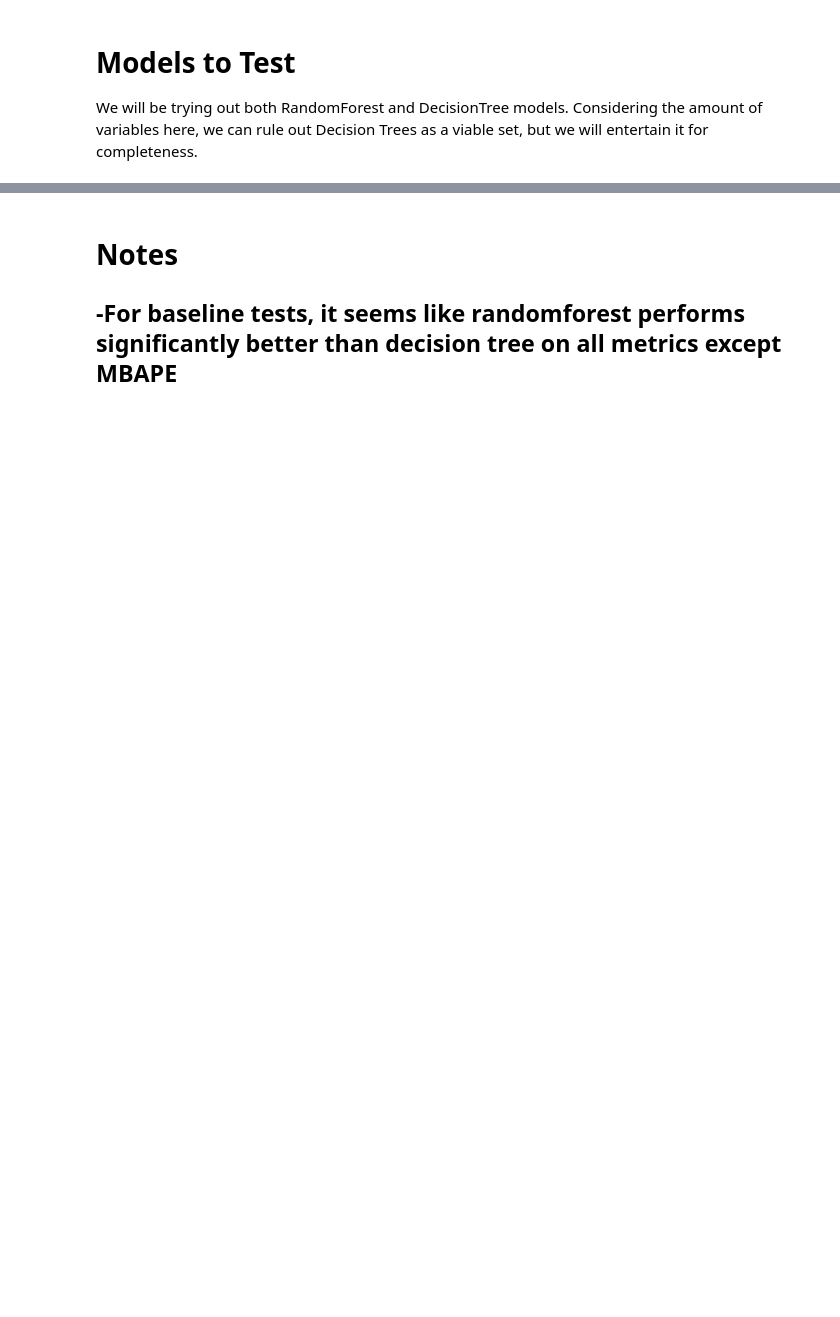
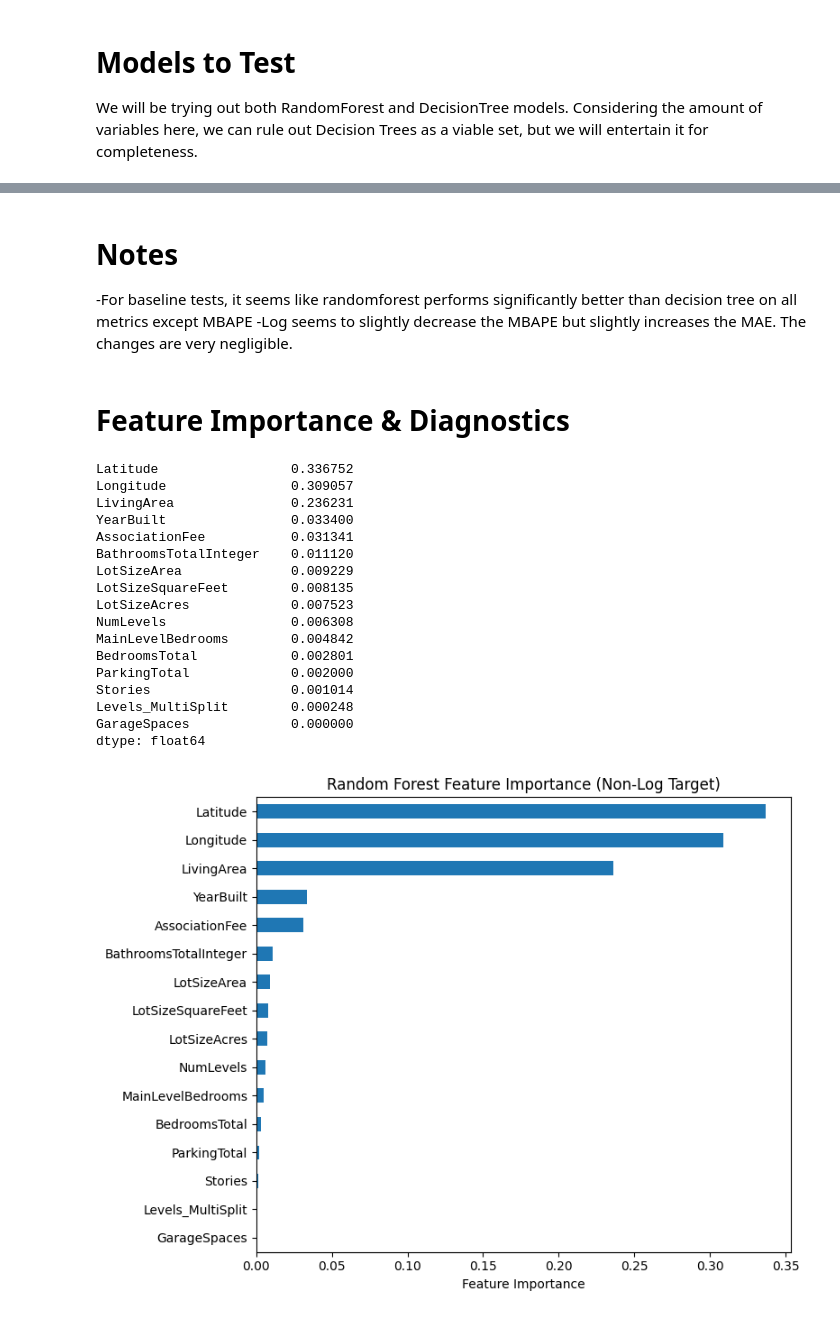
Before and after one commit to dotSol0/idx_exchange_smadhus_summer, a Jupyter notebook: 04_testing_models.ipynb, the cells around one changed output, grey strips where cells are left out. Drawn from its saved outputs; the diff is of its cells as text; code cells hidden in the pictures; blank space fills up the shorter version.

```diff
--- a/04_testing_models.ipynb
+++ b/04_testing_models.ipynb
@@ -15,3 +17,19 @@ X_test = test[feature_cols]
 # %% [markdown]
 # Models to Test
 We will be trying out both RandomForest and DecisionTree models. Considering the amount of variables here, we can rule out Decision Trees as a viable set, but we will entertain it for completeness.
+# %%
+feature_cols = ['Latitude', 'Longitude', 'LivingArea', 'ParkingTotal', 'LotSizeAcres', 'YearBuilt', 'BathroomsTotalInteger', 'BedroomsTotal', 'Stories', 'LotSizeArea', 'MainLevelBedrooms', 'GarageSpaces', 'AssociationFee', 'LotSizeSquareFeet', 'Levels_MultiSplit', 'NumLevels']
+X_train_full = train[feature_cols]
+X_test_full = test[feature_cols]
+
+
+
+model_full = LinearRegression()
+model_full.fit(X_train_full, y_train)
+y_pred_full = model_full.predict(X_test_full)
+
+
+r2_full = r2_score(y_test, y_pred_full)
+
+
+print(f"R-squared Score: {r2_full:.2f}")
@@ -23,7 +43,7 @@ from sklearn.metrics import mean_absolute_error, r2_score, mean_absolute_percent
 
 # 3. Train Decision Tree
 # max_depth keeps the tree from growing indefinitely and overfitting
-dt_model = DecisionTreeRegressor(max_depth=3, random_state=42)
+dt_model = DecisionTreeRegressor(max_depth=10, random_state=42)
 dt_model.fit(X_train, y_train)
 
 dt_preds = dt_model.predict(X_test)
@@ -71,4 +106,39 @@ Random Forest (log target) R2: 0.877, MAE: 126,892, MAPE: 11.18%
 # %% [markdown]
 # Notes
 -For baseline tests, it seems like randomforest performs significantly better than decision tree on all metrics except MBAPE
--
+-Log seems to slightly decrease the MBAPE but slightly increases the MAE. The changes are very negligible.
+# %% [markdown]
+# Feature Importance & Diagnostics
+# %%
+import matplotlib.pyplot as plt
+
+# Feature importance for the non-log Random Forest (rf_model)
+rf_importances = pd.Series(rf_model.feature_importances_, index=feature_cols).sort_values(ascending=False)
+print(rf_importances)
+
+plt.figure(figsize=(8, 6))
+rf_importances.plot(kind='barh')
+plt.gca().invert_yaxis()
+plt.xlabel('Feature Importance')
+plt.title('Random Forest Feature Importance (Non-Log Target)')
+plt.tight_layout()
+plt.show()
+# %% [output]
+Latitude                 0.336752
+Longitude                0.309057
+LivingArea               0.236231
+YearBuilt                0.033400
+AssociationFee           0.031341
+BathroomsTotalInteger    0.011120
+LotSizeArea              0.009229
+LotSizeSquareFeet        0.008135
+LotSizeAcres             0.007523
+NumLevels                0.006308
+MainLevelBedrooms        0.004842
+BedroomsTotal            0.002801
+ParkingTotal             0.002000
+Stories                  0.001014
+Levels_MultiSplit        0.000248
+GarageSpaces             0.000000
+dtype: float64
+[figure, added]
```
Also changed, not shown: parts of 5 cells of this notebook.
